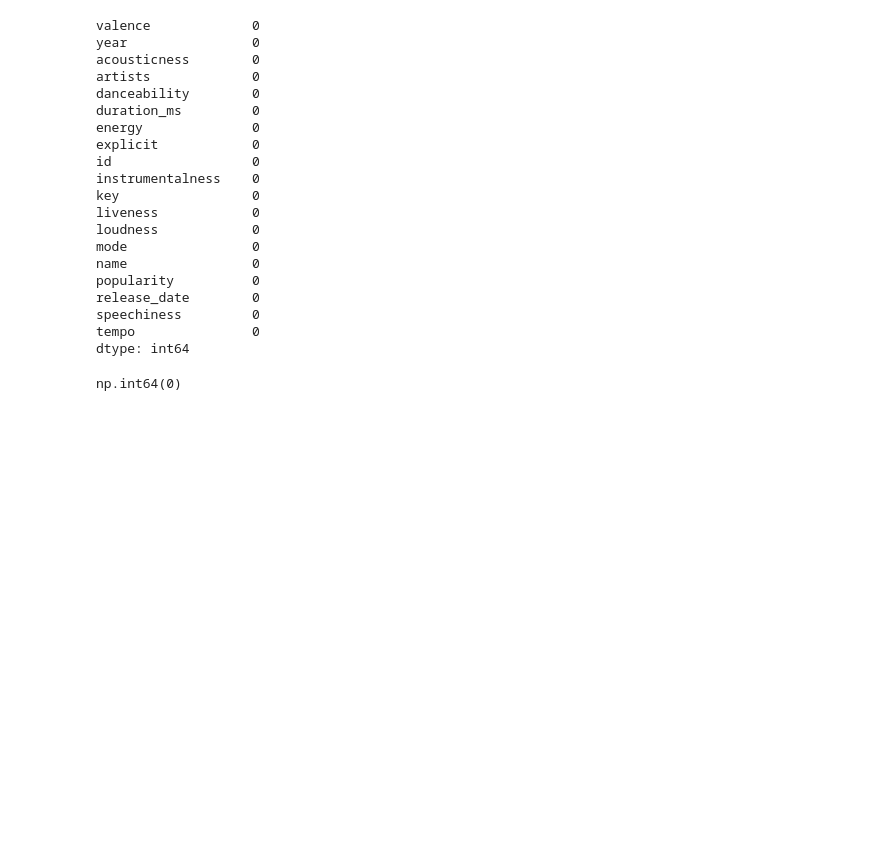
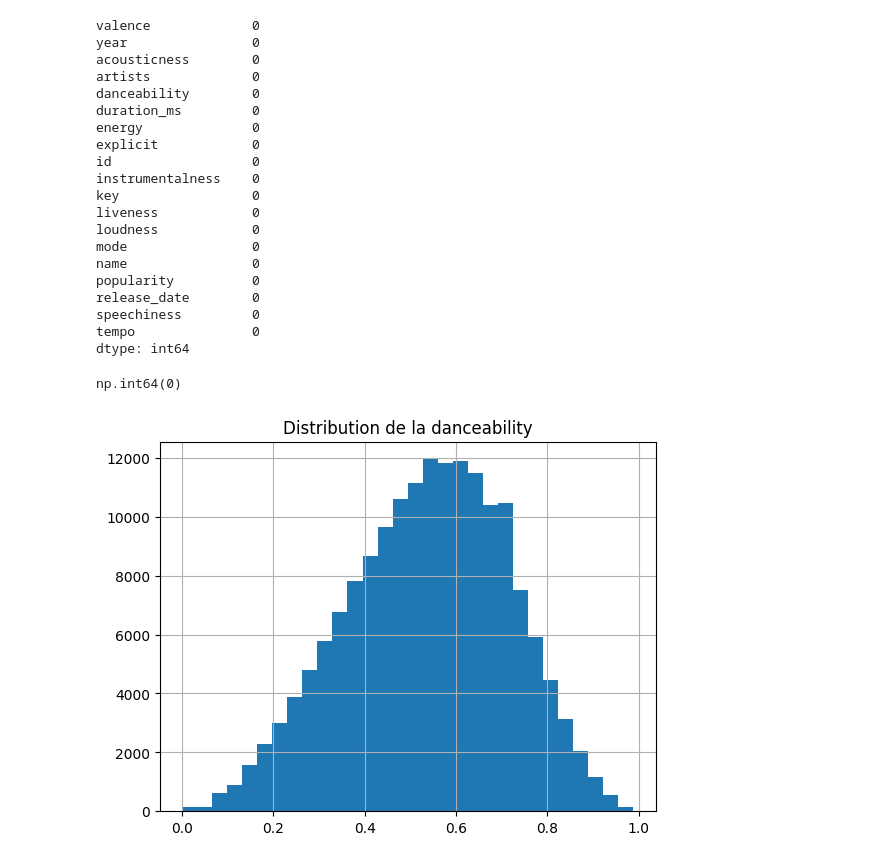
Before and after one commit to clarabaptista/Music-recommendation-system, a Jupyter notebook: notebooks/00_eda.ipynb, the cells around one changed output. Saved outputs shown, nothing was run; the diff lists cells and outputs as text; code cells hidden in the pictures; blank space fills up the shorter version.

```diff
--- a/notebooks/00_eda.ipynb
+++ b/notebooks/00_eda.ipynb
@@ -82,3 +84,9 @@ dtype: int64
 df.duplicated().sum()
 # %% [output]
 np.int64(0)
+# %%
+df['danceability'].hist(bins=30)
+plt.title("Distribution de la danceability")
+plt.show()
+# %% [output]
+[figure, added]
```
Also changed, not shown: parts of 6 cells of this notebook.
